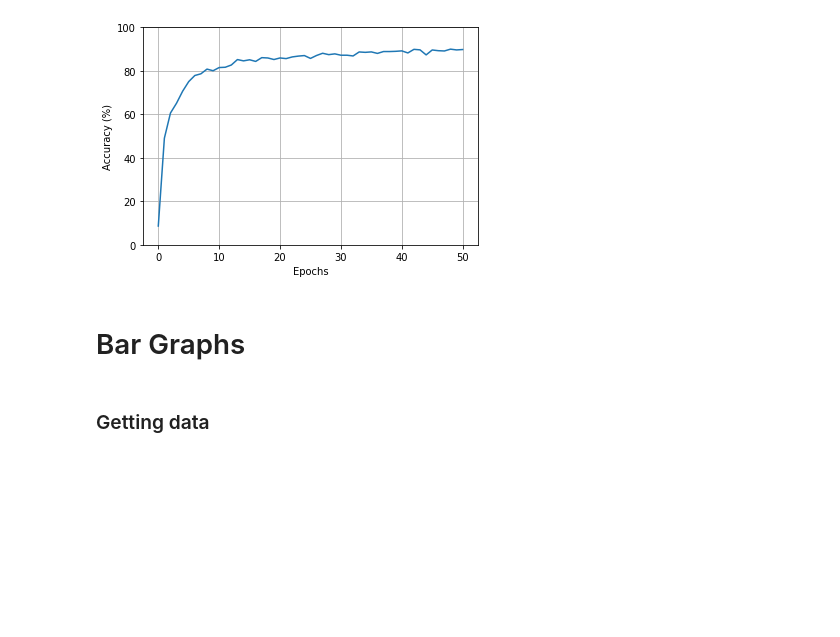
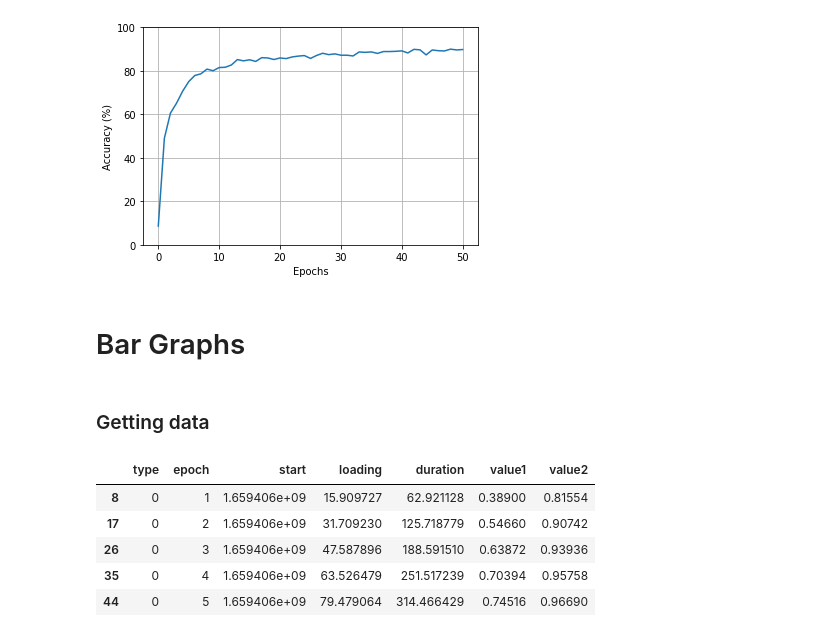
Before and after one commit to emyik/train-using-sion, a Jupyter notebook: plotData.ipynb, the cells around one changed output. Cells and saved outputs as stored; diff of their text form; code cells hidden in the pictures; blank space fills up the shorter version.

```diff
--- a/plotData.ipynb
+++ b/plotData.ipynb
@@ -24,19 +24,36 @@ plt.show()
 # %%
 import pandas as pd
 from matplotlib import pyplot as plt
 
 def addlabels(x,y):
     for i in range(len(x)):
         plt.text(i, y[i], y[i], ha = 'center')
 
-# GPU
+# Colab GPU
 df = pd.read_csv("data/gpu50.csv")
 df = df[df["type"] == 0]
 
-# CPU
+# Local CPU
 df1 = pd.read_csv("data/cpu15.csv")
 df1 = df1[df1["type"] == 0]
 
-# S3
+# Colab S3
 df2 = pd.read_csv("data/s3.csv")
 df2 = df2[df2["type"] == 0]
+
+# IBM COS
+df4 = pd.read_csv("data/ibm-s3.csv")
+df4 = df4[df4["type"] == 0]
+
+# IBM VM GPU Training
+df6 = pd.read_csv("data/ibm-gpu.csv")
+df6 = df6[df6["type"] == 0]
+
+df6.head()
+# %% [output]
+|  | type | epoch | start | loading | duration | value1 | value2 |
+| 8 | 0 | 1 | 1.659406e+09 | 15.909727 | 62.921128 | 0.38900 | 0.81554 |
+| 17 | 0 | 2 | 1.659406e+09 | 31.709230 | 125.718779 | 0.54660 | 0.90742 |
+| 26 | 0 | 3 | 1.659406e+09 | 47.587896 | 188.591510 | 0.63872 | 0.93936 |
+| 35 | 0 | 4 | 1.659406e+09 | 63.526479 | 251.517239 | 0.70394 | 0.95758 |
+| 44 | 0 | 5 | 1.659406e+09 | 79.479064 | 314.466429 | 0.74516 | 0.96690 |
```
Also changed, not shown: parts of 7 cells of this notebook.
